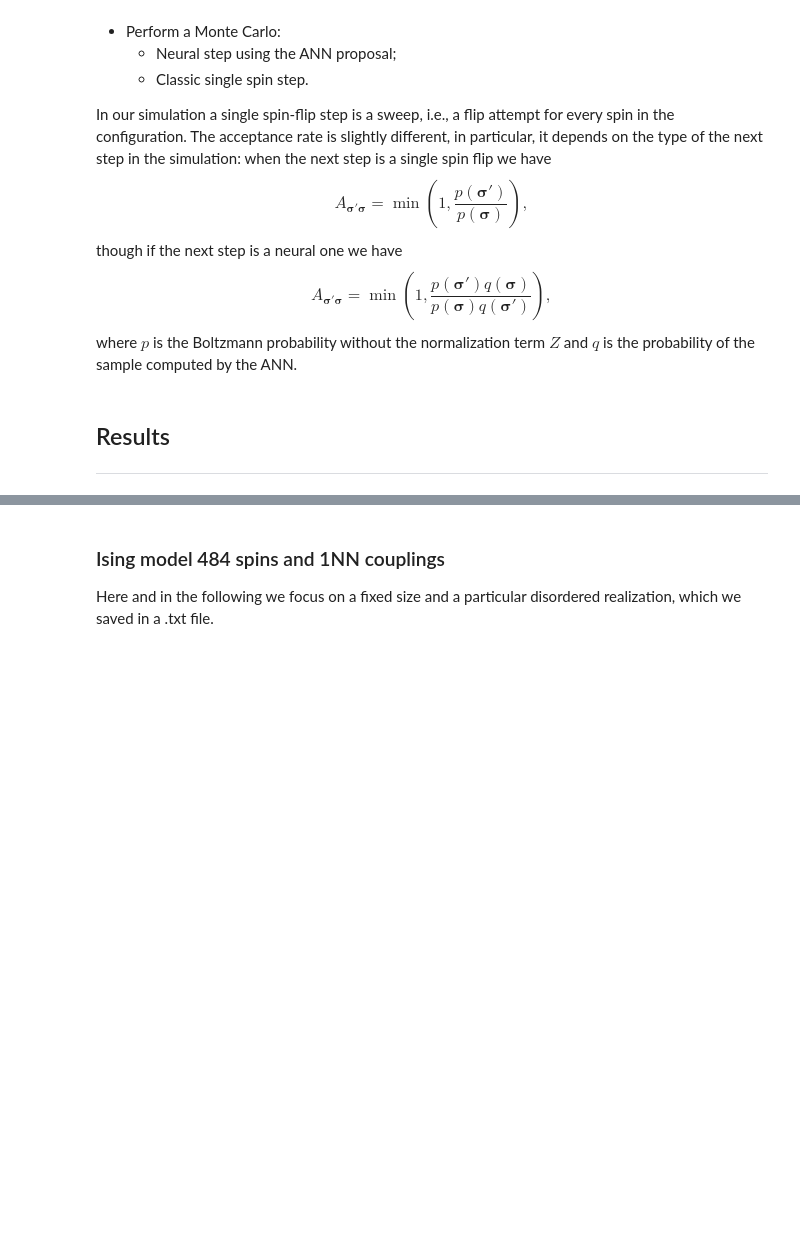
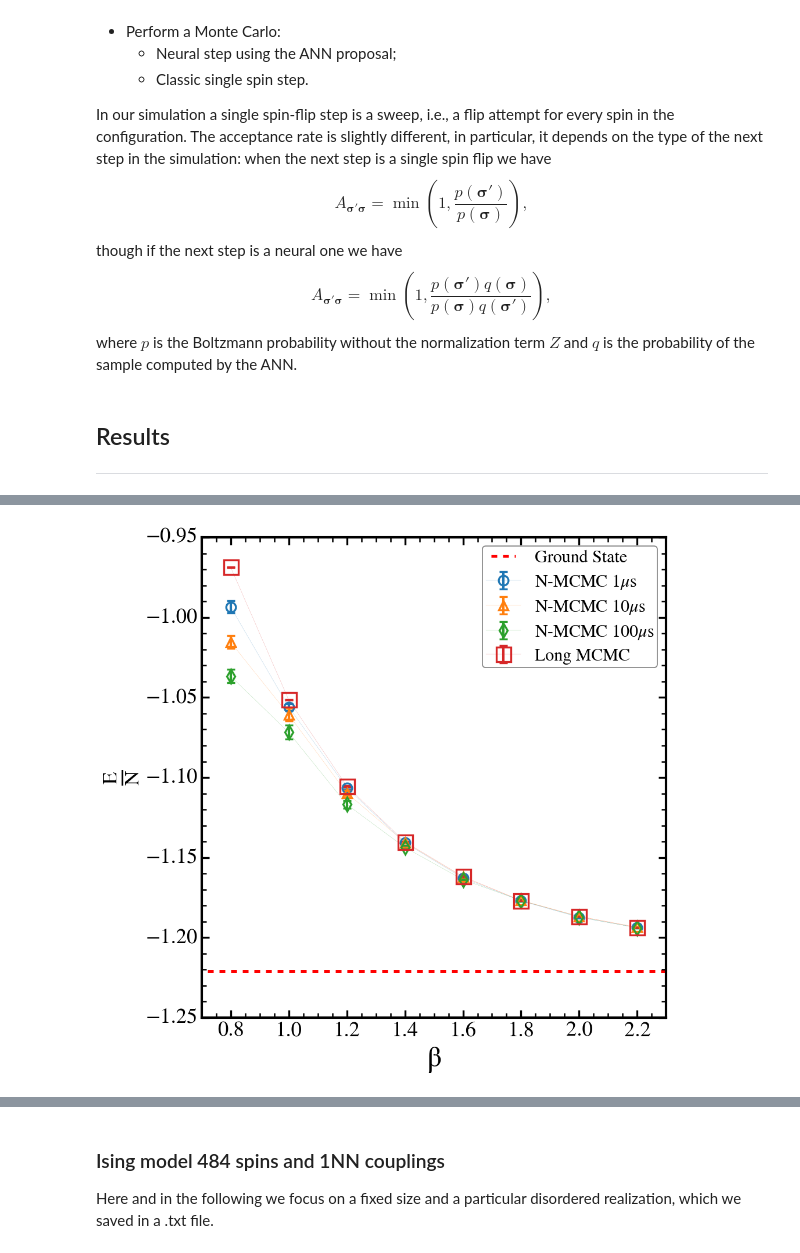
Before and after one commit to gscriva/n-mcmc, a Jupyter notebook: accelerating_monte_carlo.ipynb, the cells around one changed output, grey strips where cells are left out. Saved outputs shown, nothing was run; the diff lists cells and outputs as text; code cells hidden in the pictures; blank space fills up the shorter version.

Commit message:
Add 100 spin plots

```diff
--- a/accelerating_monte_carlo.ipynb
+++ b/accelerating_monte_carlo.ipynb
@@ -146,0 +152,5 @@ plt.style.use('./images/paper.mplstyle')
+# %%
+spin_side = 10
+spins = spin_side**2
+couplings_path_100spin = "data/couplings/100spins_open-1nn.txt"
+ground_state_100spin = -1.2210371388
@@ -146,0 +176,7 @@ plt.style.use('./images/paper.mplstyle')
+# %%
+parent_path = "data/data-100spins/100spins-open1nn-seqtemper/"
+paths_single_100spins = sorted(os.listdir(parent_path))
+paths_single_100spins = [parent_path + path for path in paths_single_100spins]
+
+engs_single_100spins = get_energy(spin_side, paths_single_100spins, couplings_path_100spin)
+engs_single_100spins = np.asarray([eng[:199999] for eng in engs_single_100spins])
@@ -146,0 +195,43 @@ plt.style.use('./images/paper.mplstyle')
+# %%
+betas_100spin = np.linspace(0.8, 2.2, num=8)
+skip_neural = 2000
+skip_single = 2000
+# %%
+plt.errorbar(betas_100spin, engs_1mu[...,skip_neural:].mean(-1), yerr=block_std(engs_1mu, skip_neural),
+        elinewidth=2.5, linewidth=.1, marker='o', fillstyle='none', markersize=10,
+        color='tab:blue', markeredgewidth=2, capsize=4, label=r"N-MCMC $1\mu$s")
+plt.errorbar(betas_100spin, engs_10mu[...,skip_neural:].mean(-1), yerr=block_std(engs_10mu, skip_neural),
+        elinewidth=2.5, linewidth=.1, marker='^', fillstyle='none', markersize=10,
+        color='tab:orange', markeredgewidth=2, capsize=4, label=r"N-MCMC $10\mu$s")
+plt.errorbar(betas_100spin, engs_100mu[...,skip_neural:].mean(-1), yerr=block_std(engs_100mu, skip_neural),
+        elinewidth=2.5, linewidth=.1, marker='d', fillstyle='none', markersize=10,
+        color='tab:green', markeredgewidth=2, capsize=4, label=r"N-MCMC $100\mu$s")
+plt.errorbar(betas_100spin, engs_single_100spins[...,skip_single:].mean(-1),
+        yerr=block_std(engs_single_100spins, 2000), elinewidth=2.5, linewidth=.1, marker='s',
+        color='tab:red', fillstyle='none', markersize=15, markeredgewidth=2, capsize=4, label=r"Long MCMC")
+
+plt.hlines(ground_state_100spin, xmin=0.6, xmax=2.4, colors='red', linestyles='dashed',
+        label="Ground State", linewidth=3)
+
+plt.xlim(0.7, 2.3)
+#plt.ylim(-0.76, -0.68)
+
+plt.ylabel(r"$\mathrm{\frac{E}{N}}$")
+plt.xlabel(r"$\mathrm{\beta}$")
+
+plt.legend()
+
+plt.savefig(
+    "images/energy-beta_neural100.png",
+    edgecolor='white',
+    bbox_inches='tight',
+    transparent=False
+)
+plt.savefig(
+    "images/energy-beta_neural100.eps",
+    edgecolor="white",
+    bbox_inches="tight",
+    format="eps",
+)
+# %% [output]
+[figure, added]
```
Also changed, not shown: parts of 9 cells of this notebook.
